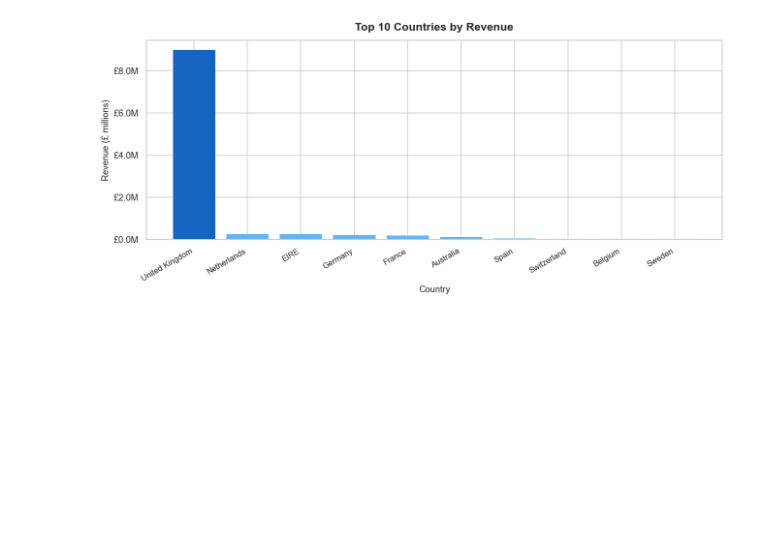
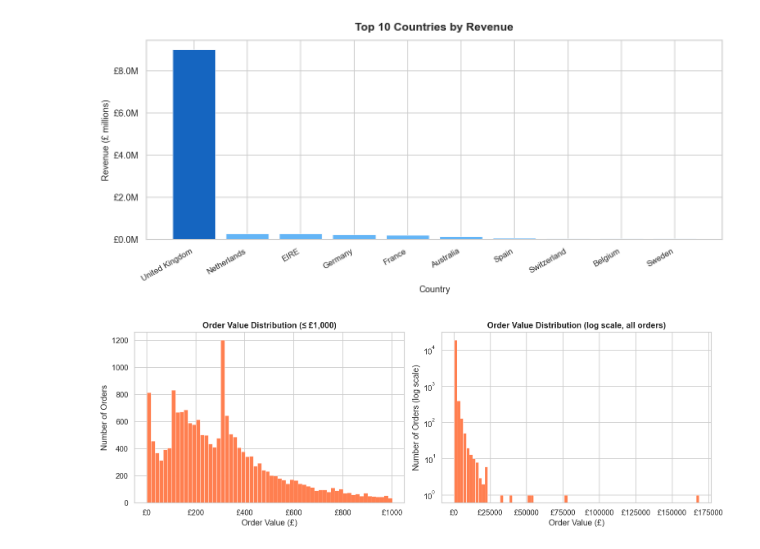
Before and after one commit to TiagoStudent/repeat-data-visualisation-ca, a Jupyter notebook: Untitled.ipynb, the cells around one changed output. Drawn from its saved outputs; the diff is of its cells as text; code cells hidden in the pictures; blank space fills up the shorter version.

Commit message:
Distribution

```diff
--- a/Untitled.ipynb
+++ b/Untitled.ipynb
@@ -256,3 +256,29 @@ plt.tight_layout()
 plt.show()
 # %% [output]
 [figure]
+# %%
+# ── 2.5 Distribution of Order Values (Histogram) ────────────────────────────
+order_vals = df.groupby('InvoiceNo')['TotalValue'].sum()
+order_clipped = order_vals[order_vals <= 1000]
+
+fig, axes = plt.subplots(1, 2, figsize=(13, 4.5))
+
+# Left: full distribution clipped at £1,000
+axes[0].hist(order_clipped, bins=60, color='coral', edgecolor='white', linewidth=0.4)
+axes[0].set_title('Order Value Distribution (≤ £1,000)', fontsize=12, fontweight='bold')
+axes[0].set_xlabel('Order Value (£)')
+axes[0].set_ylabel('Number of Orders')
+axes[0].xaxis.set_major_formatter(mticker.FormatStrFormatter('£%.0f'))
+
+# Right: log-scale to show full range
+axes[1].hist(order_vals, bins=80, color='coral', edgecolor='white', linewidth=0.4)
+axes[1].set_yscale('log')
+axes[1].set_title('Order Value Distribution (log scale, all orders)', fontsize=12, fontweight='bold')
+axes[1].set_xlabel('Order Value (£)')
+axes[1].set_ylabel('Number of Orders (log scale)')
+axes[1].xaxis.set_major_formatter(mticker.FormatStrFormatter('£%.0f'))
+
+plt.tight_layout()
+plt.show()
+# %% [output]
+[figure, added]
```
